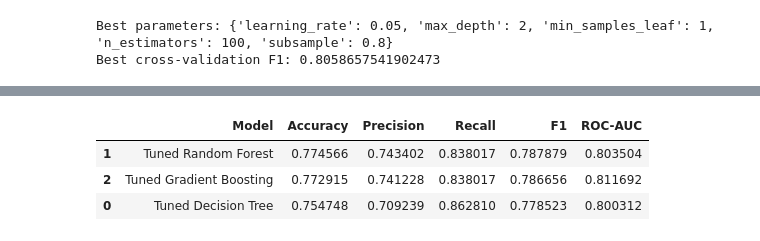
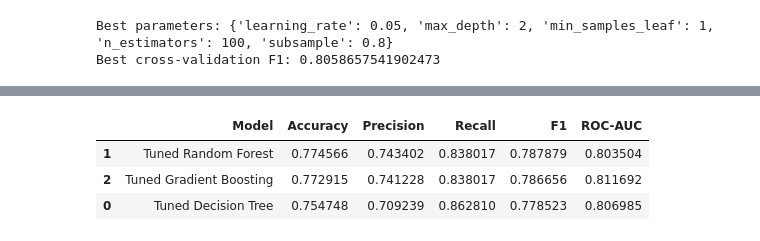
Before and after one commit to dsnyder1974/Code_Analysis, a Jupyter notebook: Code_Analysis.ipynb, the cells around one changed output, grey strips where cells are left out. Saved outputs shown, nothing was run; the diff lists cells and outputs as text; code cells hidden in the pictures.

```diff
--- a/Code_Analysis.ipynb
+++ b/Code_Analysis.ipynb
@@ -256,5 +316,7 @@ from sklearn.svm import SVC
 # %%
-models = {
+# Define a set of candidate models to compare under the same CV process
+# This way we can loop through them and easily build a comparison chart
+candidate_models = {
     "Logistic Regression": Pipeline([
         ("scaler", StandardScaler()),
         ("model", LogisticRegression(
@@ -300,15 +362,18 @@ models = {
     ])
 }
 # %%
+# Use the same stratified folds for every model so the comparison stays fair
 cv = StratifiedKFold(
     n_splits=5,
     shuffle=True,
     random_state=42
 )
 
-results = []
+cv_results = []
 
-for name, model in models.items():
+# Loop through the models and cross validate them
+for name, model in candidate_models.items():
+    print("Cross validating: ", name)
     scores = cross_validate(
         model,
         X_train,
@@ -324,7 +389,7 @@ for name, model in models.items():
         n_jobs=-1
     )
 
-    results.append({
+    cv_results.append({
         "Model": name,
         "Accuracy": scores["test_accuracy"].mean(),
         "Precision": scores["test_precision"].mean(),
@@ -333,7 +398,7 @@ for name, model in models.items():
         "ROC-AUC": scores["test_roc_auc"].mean()
     })
 
-results_df = pd.DataFrame(results).sort_values(
+results_df = pd.DataFrame(cv_results).sort_values(
     "F1",
     ascending=False
 )
@@ -350,4 +427,5 @@ results_df
 # %%
+# Explore tree depth, split requirements, feature selection, and class weighting
 tree_params = {
     "criterion": ["gini", "entropy", "log_loss"],
     "max_depth": [None, 3, 5, 7, 10, 15],
@@ -361,7 +439,7 @@ tree_grid = GridSearchCV(
     estimator=DecisionTreeClassifier(random_state=42),
     param_grid=tree_params,
     scoring="f1",
-    cv=5,
+    cv=cv,
     n_jobs=-1
 )
 
@@ -402,5 +485,6 @@ Best cross-validation F1: 0.8079032610549033
 # %%
-gb_params_small = {
+# Keep this grid smaller so tuning remains manageable
+gb_params = {
     "n_estimators": [100, 200],
     "learning_rate": [0.05, 0.1],
     "max_depth": [1, 2, 3],
@@ -409,8 +493,8 @@ gb_params_small = {
 }
 
 gb_grid = GridSearchCV(
-    GradientBoostingClassifier(random_state=42),
-    param_grid=gb_params_small,
+    estimator=GradientBoostingClassifier(random_state=42),
+    param_grid=gb_params,
     scoring="f1",
     cv=cv,
     n_jobs=-1
@@ -464,33 +557,34 @@ ROC-AUC: 0.8116916237078254
 # %%
-models = {
+tuned_models = {
     "Tuned Decision Tree": tree_grid.best_estimator_,
     "Tuned Random Forest": rf_grid.best_estimator_,
     "Tuned Gradient Boosting": gb_grid.best_estimator_
 }
 
-comparison = []
+tuned_comparison = []
 
-for name, model in models.items():
+# Loop through the models to build the comparison chart
+for name, model in tuned_models.items():
     predictions = model.predict(X_test)
     probabilities = model.predict_proba(X_test)[:, 1]
 
-    comparison.append({
+    tuned_comparison.append({
         "Model": name,
         "Accuracy": accuracy_score(y_test, predictions),
         "Precision": precision_score(y_test, predictions),
         "Recall": recall_score(y_test, predictions),
         "F1": f1_score(y_test, predictions),
         "ROC-AUC": roc_auc_score(y_test, probabilities)
     })
 
-comparison_df = pd.DataFrame(comparison).sort_values(
+comparison_df = pd.DataFrame(tuned_comparison).sort_values(
     "F1",
     ascending=False
 )
 
 comparison_df
 # %% [output]
 |  | Model | Accuracy | Precision | Recall | F1 | ROC-AUC |
 | 1 | Tuned Random Forest | 0.774566 | 0.743402 | 0.838017 | 0.787879 | 0.803504 |
 | 2 | Tuned Gradient Boosting | 0.772915 | 0.741228 | 0.838017 | 0.786656 | 0.811692 |
-| 0 | Tuned Decision Tree | 0.754748 | 0.709239 | 0.862810 | 0.778523 | 0.800312 |
+| 0 | Tuned Decision Tree | 0.754748 | 0.709239 | 0.862810 | 0.778523 | 0.806985 |
```
Also changed, not shown: parts of 90 cells of this notebook, 4 other files.
